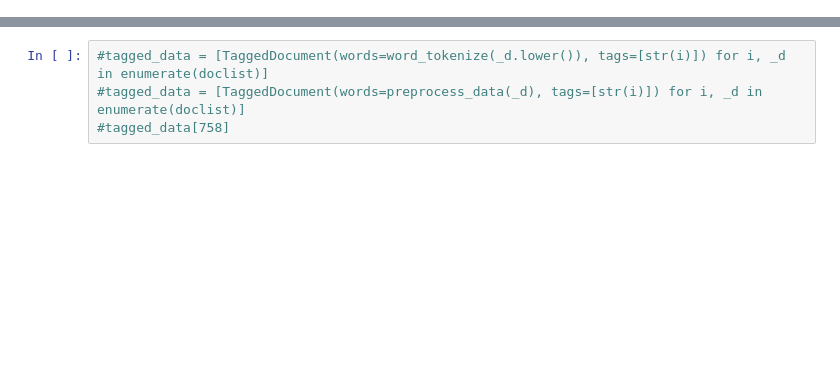
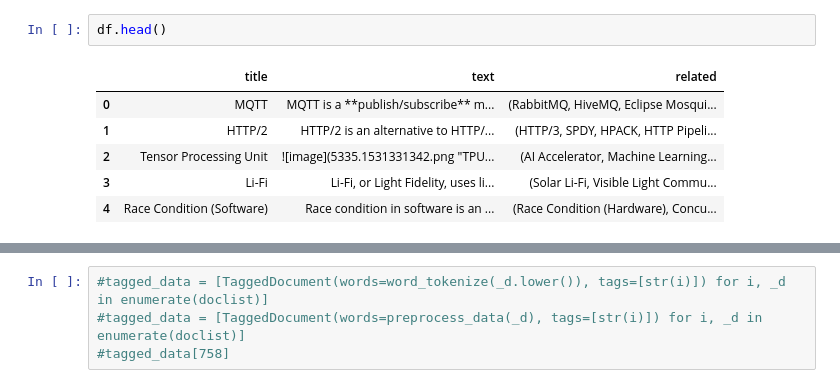
Before and after one commit to manoharsham/topic_model, a Jupyter notebook: doc2vec.ipynb, the cells around one changed output, grey strips where cells are left out. Drawn from its saved outputs; the diff is of its cells as text; blank space fills up the shorter version.

```diff
--- a/doc2vec.ipynb
+++ b/doc2vec.ipynb
@@ -293,0 +70,9 @@ print(preprocess_data(doclist[300]))                      ## for stemming
+# %%
+df.head()
+# %% [output]
+|  | title | text | related |
+| 0 | MQTT | MQTT is a **publish/subscribe** m... | (RabbitMQ, HiveMQ, Eclipse Mosqui... |
+| 1 | HTTP/2 | HTTP/2 is an alternative to HTTP/... | (HTTP/3, SPDY, HPACK, HTTP Pipeli... |
+| 2 | Tensor Processing Unit | ![image](5335.1531331342.png "TPU... | (AI Accelerator, Machine Learning... |
+| 3 | Li-Fi | Li-Fi, or Light Fidelity, uses li... | (Solar Li-Fi, Visible Light Commu... |
+| 4 | Race Condition (Software) | Race condition in software is an ... | (Race Condition (Hardware), Concu... |
```
Also changed, not shown: parts of 59 cells of this notebook, 1 other file.
